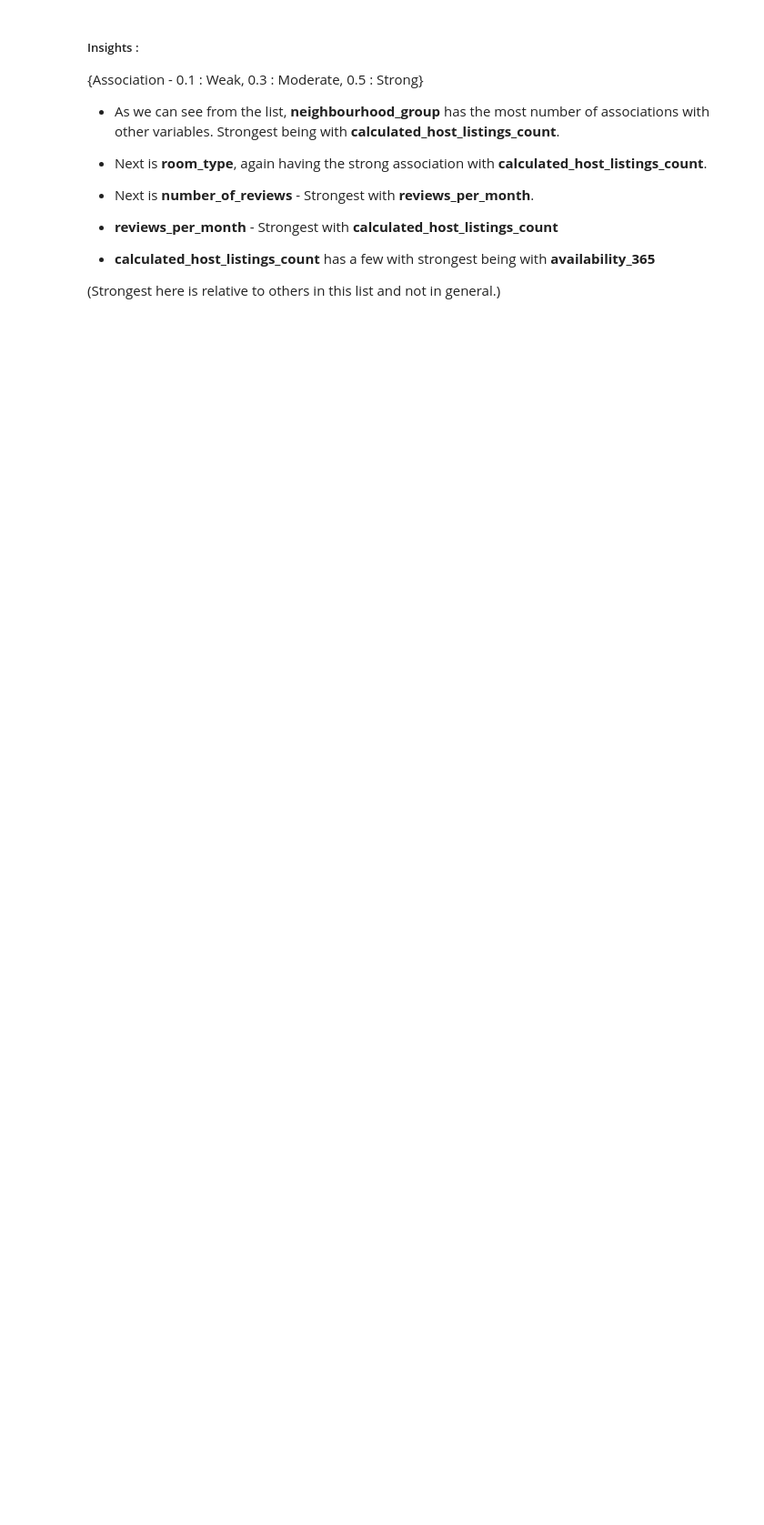
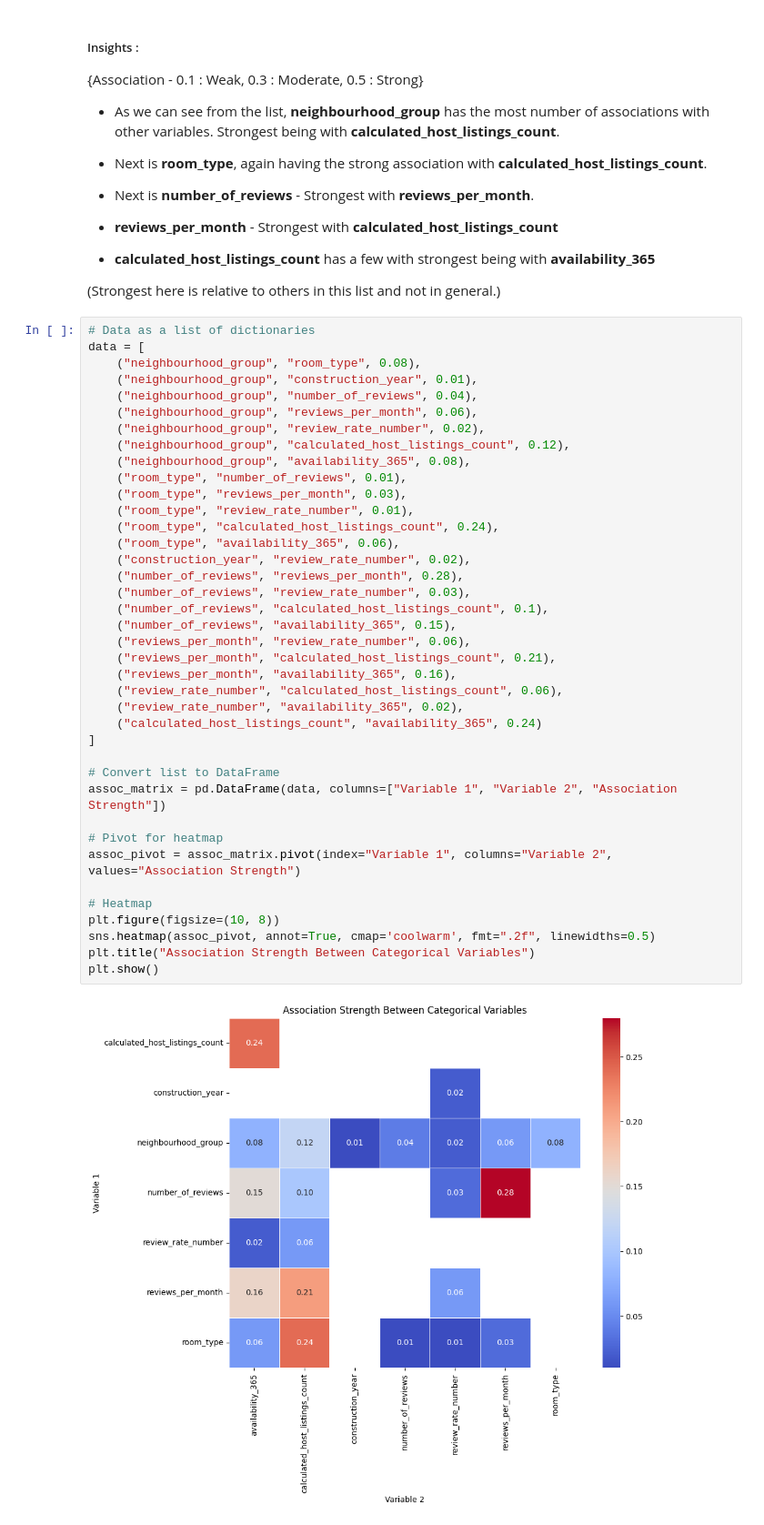
Before and after one commit to Puskchan/Stats, a Jupyter notebook: Stats_Analysis.ipynb, the cells around one changed output. Shown at 91% size. Saved outputs shown, nothing was run; the diff lists cells and outputs as text; blank space fills up the shorter version.

```diff
--- a/Stats_Analysis.ipynb
+++ b/Stats_Analysis.ipynb
@@ -932,3 +932,44 @@ Association Strength: 0.24
 - **calculated_host_listings_count** has a few with strongest being with **availability_365**
 
 (Strongest here is relative to others in this list and not in general.)
+# %%
+# Data as a list of dictionaries
+data = [
+    ("neighbourhood_group", "room_type", 0.08),
+    ("neighbourhood_group", "construction_year", 0.01),
+    ("neighbourhood_group", "number_of_reviews", 0.04),
+    ("neighbourhood_group", "reviews_per_month", 0.06),
+    ("neighbourhood_group", "review_rate_number", 0.02),
+    ("neighbourhood_group", "calculated_host_listings_count", 0.12),
+    ("neighbourhood_group", "availability_365", 0.08),
+    ("room_type", "number_of_reviews", 0.01),
+    ("room_type", "reviews_per_month", 0.03),
+    ("room_type", "review_rate_number", 0.01),
+    ("room_type", "calculated_host_listings_count", 0.24),
+    ("room_type", "availability_365", 0.06),
+    ("construction_year", "review_rate_number", 0.02),
+    ("number_of_reviews", "reviews_per_month", 0.28),
+    ("number_of_reviews", "review_rate_number", 0.03),
+    ("number_of_reviews", "calculated_host_listings_count", 0.1),
+    ("number_of_reviews", "availability_365", 0.15),
+    ("reviews_per_month", "review_rate_number", 0.06),
+    ("reviews_per_month", "calculated_host_listings_count", 0.21),
+    ("reviews_per_month", "availability_365", 0.16),
+    ("review_rate_number", "calculated_host_listings_count", 0.06),
+    ("review_rate_number", "availability_365", 0.02),
+    ("calculated_host_listings_count", "availability_365", 0.24)
+]
+
+# Convert list to DataFrame
+assoc_matrix = pd.DataFrame(data, columns=["Variable 1", "Variable 2", "Association Strength"])
+
+# Pivot for heatmap
+assoc_pivot = assoc_matrix.pivot(index="Variable 1", columns="Variable 2", values="Association Strength")
+
+# Heatmap
+plt.figure(figsize=(10, 8))
+sns.heatmap(assoc_pivot, annot=True, cmap='coolwarm', fmt=".2f", linewidths=0.5)
+plt.title("Association Strength Between Categorical Variables")
+plt.show()
+# %% [output]
+[figure, added]
```
Also changed, not shown: parts of 12 cells of this notebook, 1 other file.
